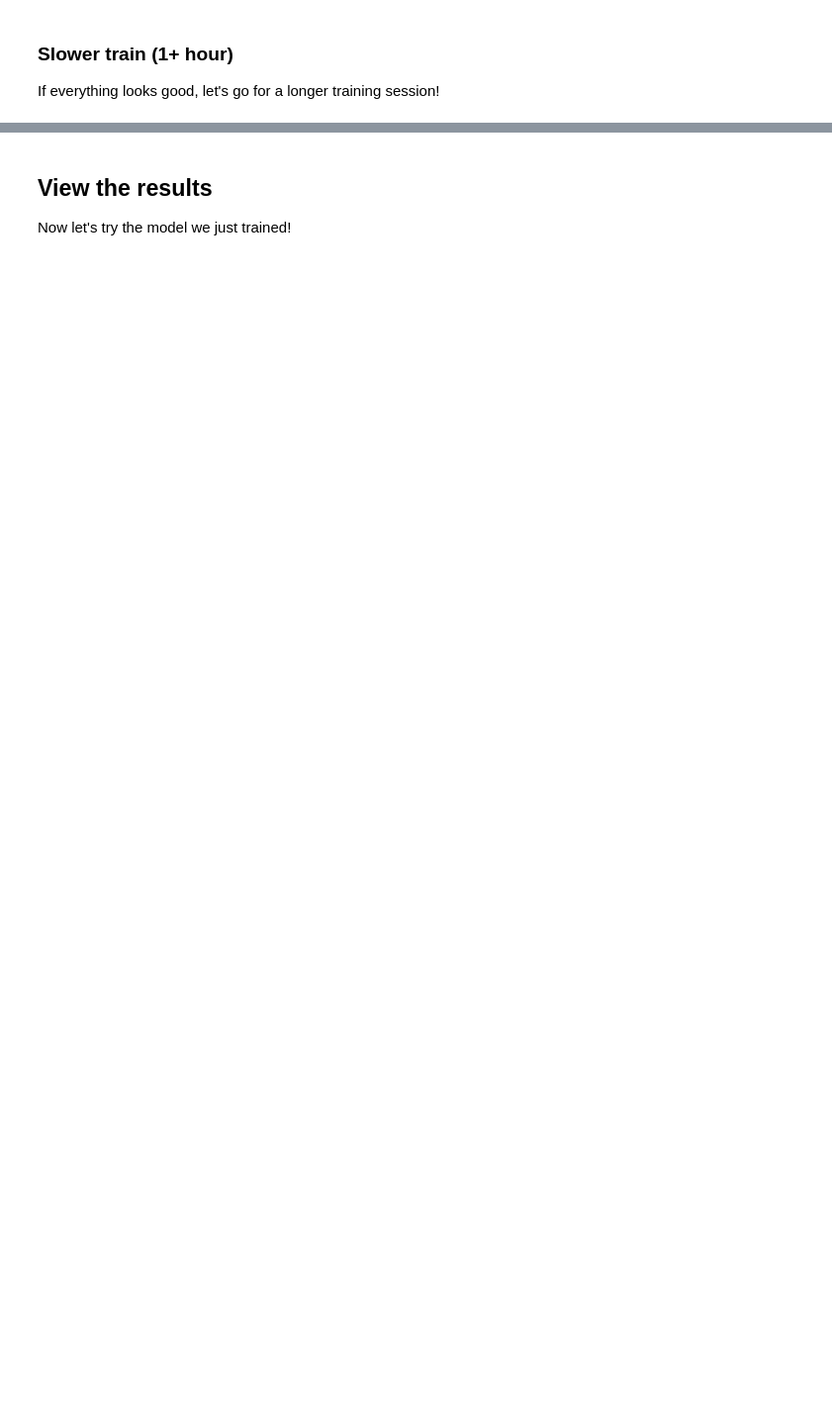
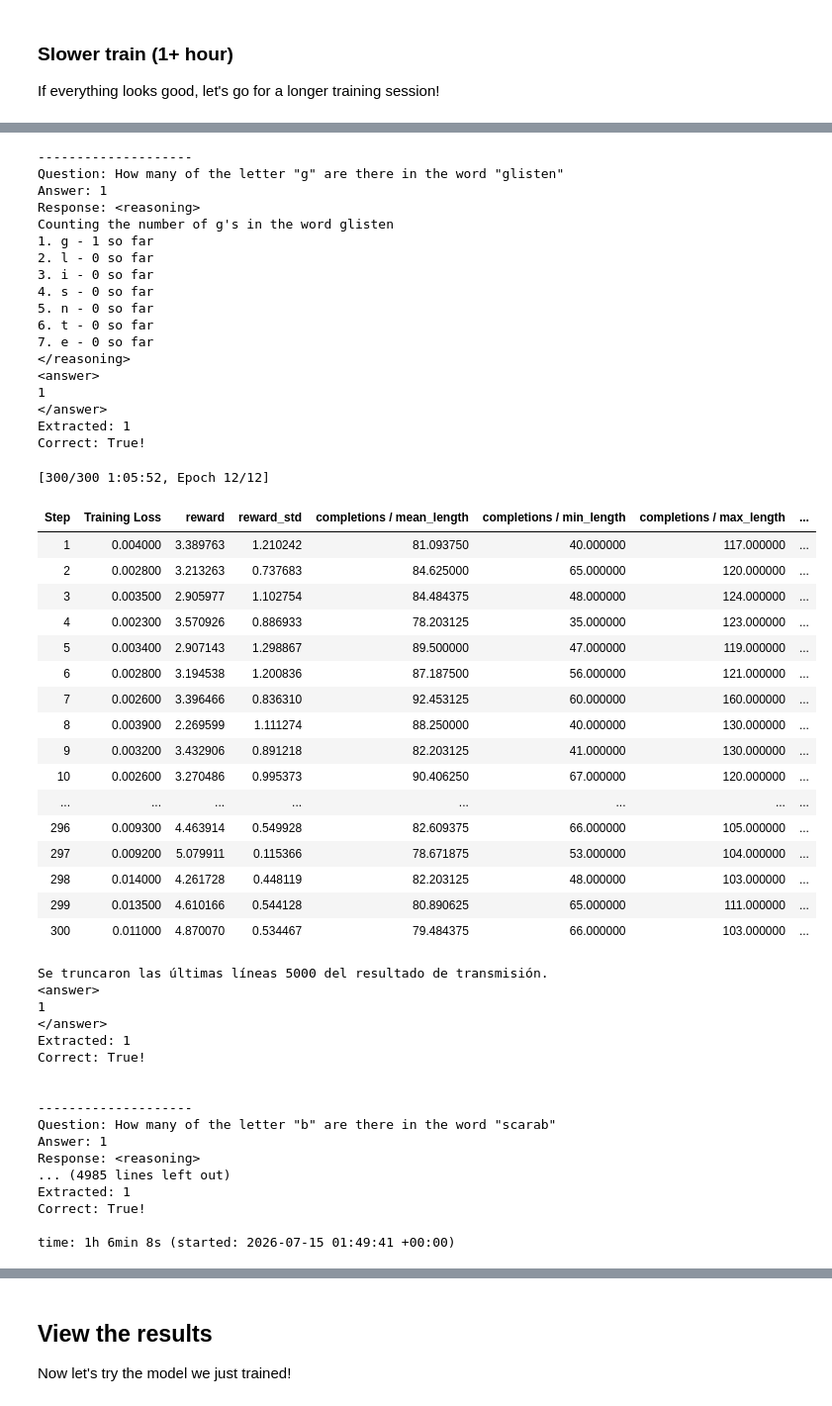
Before and after one commit to alexpm94/teaching_llm, a Jupyter notebook: gen_ai_fundamentals_project_starter.ipynb, the cells around one changed output, grey strips where cells are left out. Shown at 99% size. Drawn from its saved outputs; the diff is of its cells as text; code cells hidden in the pictures; blank space fills up the shorter version.

```diff
--- a/gen_ai_fundamentals_project_starter.ipynb
+++ b/gen_ai_fundamentals_project_starter.ipynb
@@ -1122,7 +1287,7 @@ training_args = GRPOConfig(
     # Configure the maximum number of steps to take about 30mins of time for
     # a medium-sized experiment. (See how long the previous example took and
     # scale up appropriately using your best guess.)
-    max_steps=400,  # ~60min
+    max_steps=300,  # ~60min
 )
 trainer = GRPOTrainer(
     model=model,
@@ -1132,3 +1297,4 @@ trainer = GRPOTrainer(
     train_dataset=ds,
 )
 trainer_res = trainer.train()
+# %% [output]
@@ -1135,3 +1306,56 @@ trainer_res = trainer.train()
+--------------------
+Question: How many of the letter "g" are there in the word "glisten"
+Answer: 1
+Response: <reasoning>
+Counting the number of g's in the word glisten
+1. g - 1 so far
+2. l - 0 so far
+3. i - 0 so far
+4. s - 0 so far
+5. n - 0 so far
+6. t - 0 so far
+7. e - 0 so far
+</reasoning>
+<answer>
+1
+</answer>
+Extracted: 1
+Correct: True!
+[300/300 1:05:52, Epoch 12/12]
+| Step | Training Loss | reward | reward_std | completions / mean_length | completions / min_length | completions / max_length | ... |
+| 1 | 0.004000 | 3.389763 | 1.210242 | 81.093750 | 40.000000 | 117.000000 | ... |
+| 2 | 0.002800 | 3.213263 | 0.737683 | 84.625000 | 65.000000 | 120.000000 | ... |
+| 3 | 0.003500 | 2.905977 | 1.102754 | 84.484375 | 48.000000 | 124.000000 | ... |
+| 4 | 0.002300 | 3.570926 | 0.886933 | 78.203125 | 35.000000 | 123.000000 | ... |
+| 5 | 0.003400 | 2.907143 | 1.298867 | 89.500000 | 47.000000 | 119.000000 | ... |
+| 6 | 0.002800 | 3.194538 | 1.200836 | 87.187500 | 56.000000 | 121.000000 | ... |
+| 7 | 0.002600 | 3.396466 | 0.836310 | 92.453125 | 60.000000 | 160.000000 | ... |
+| 8 | 0.003900 | 2.269599 | 1.111274 | 88.250000 | 40.000000 | 130.000000 | ... |
+| 9 | 0.003200 | 3.432906 | 0.891218 | 82.203125 | 41.000000 | 130.000000 | ... |
+| 10 | 0.002600 | 3.270486 | 0.995373 | 90.406250 | 67.000000 | 120.000000 | ... |
+| ... | ... | ... | ... | ... | ... | ... | ... |
+| 296 | 0.009300 | 4.463914 | 0.549928 | 82.609375 | 66.000000 | 105.000000 | ... |
+| 297 | 0.009200 | 5.079911 | 0.115366 | 78.671875 | 53.000000 | 104.000000 | ... |
+| 298 | 0.014000 | 4.261728 | 0.448119 | 82.203125 | 48.000000 | 103.000000 | ... |
+| 299 | 0.013500 | 4.610166 | 0.544128 | 80.890625 | 65.000000 | 111.000000 | ... |
+| 300 | 0.011000 | 4.870070 | 0.534467 | 79.484375 | 66.000000 | 103.000000 | ... |
+Se truncaron las últimas líneas 5000 del resultado de transmisión.
+<answer>
+1
+</answer>
+Extracted: 1
+Correct: True!
+
+
+--------------------
+Question: How many of the letter "b" are there in the word "scarab"
+Answer: 1
+Response: <reasoning>
+... (4985 lines left out)
+Extracted: 1
+Correct: True!
+
+time: 1h 6min 8s (started: 2026-07-15 01:49:41 +00:00)
 # %%
 # Show the total (sum) of the rewards as well as the correct_answer_reward_func (means with in the batch)
 # Do you see the rewards increasing? Does the model get the correct answer
```
Also changed, not shown: parts of 28 cells of this notebook.
